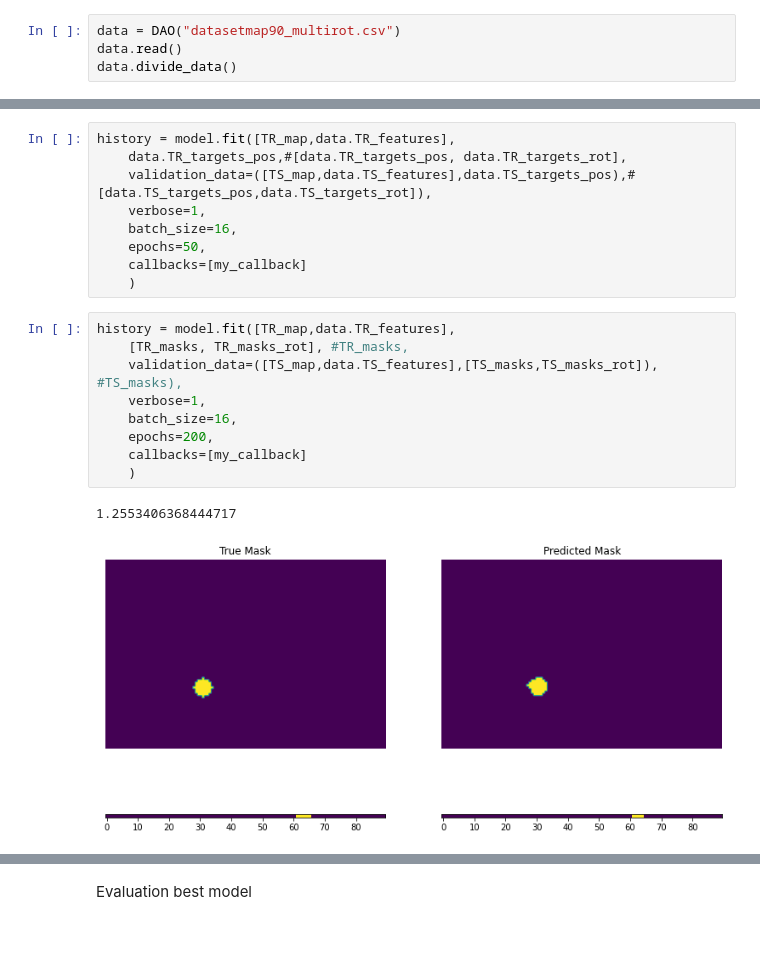
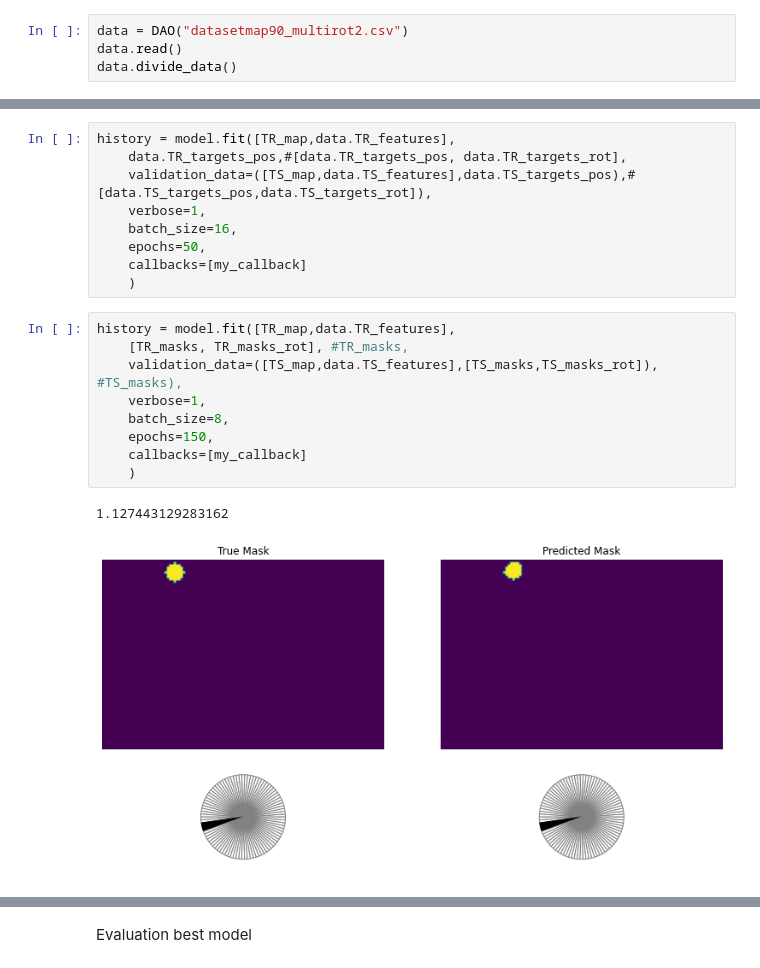
Before and after one commit to P1G1U/Thesis_AITronik, a Jupyter notebook: Half LiDAR Map/define_model.ipynb, the cells around one changed output, grey strips where cells are left out. Cells and saved outputs as stored; diff of their text form; blank space fills up the shorter version.

```diff
--- a/Half LiDAR Map/define_model.ipynb
+++ b/Half LiDAR Map/define_model.ipynb
@@ -473,7 +754,7 @@ model.compile(optimizer = optimizers.Adam(),
 # %% [markdown]
 Data import
 # %%
-data = DAO("datasetmap90_multirot.csv")
+data = DAO("datasetmap90_multirot2.csv")
 data.read()
 data.divide_data()
 # %%
@@ -752,12 +989,12 @@ history = model.fit([TR_map,data.TR_features],
 # %%
 history = model.fit([TR_map,data.TR_features],
     [TR_masks, TR_masks_rot], #TR_masks,
     validation_data=([TS_map,data.TS_features],[TS_masks,TS_masks_rot]), #TS_masks),
     verbose=1,
-    batch_size=16,
-    epochs=200,
+    batch_size=8,
+    epochs=150,
     callbacks=[my_callback]
     )
 # %% [output]
-1.2553406368444717
+1.127443129283162
-[figure, old version]
+[figure, new version]
```
Also changed, not shown: parts of 18 cells of this notebook, 4 other files.
